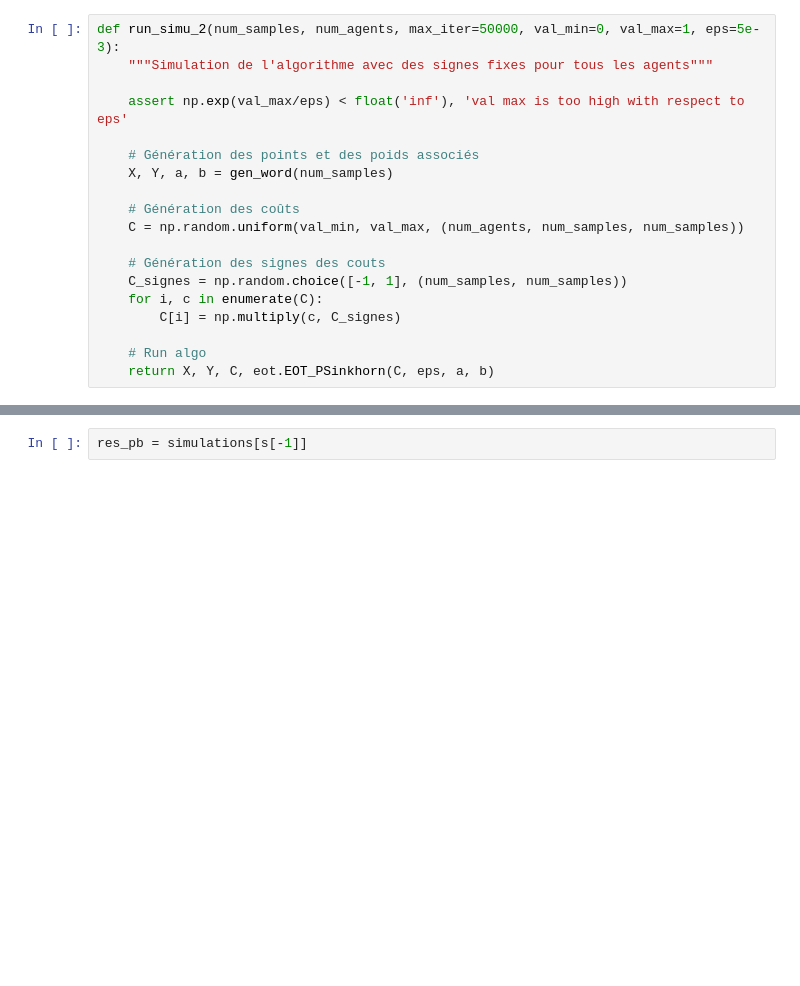
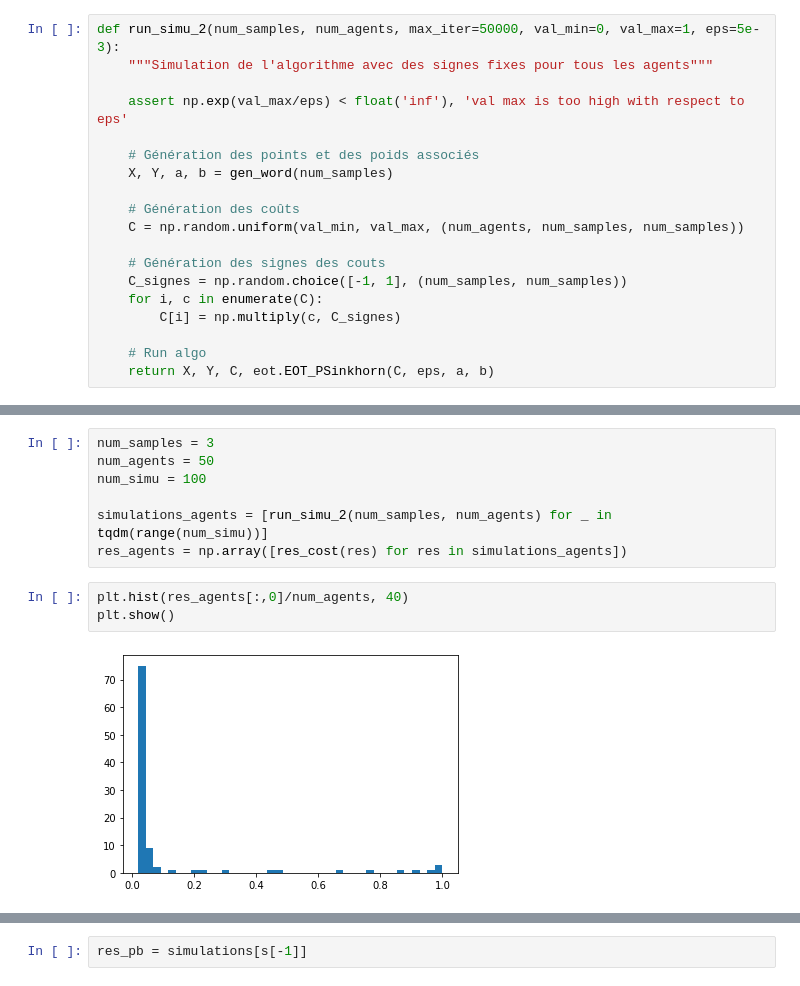
Before and after one commit to g-peltier/OT_DM, a Jupyter notebook: scripts/OT_nina_guillaume.ipynb, the cells around one changed output, grey strips where cells are left out. Drawn from its saved outputs; the diff is of its cells as text; blank space fills up the shorter version.

```diff
--- a/scripts/OT_nina_guillaume.ipynb
+++ b/scripts/OT_nina_guillaume.ipynb
@@ -115,0 +133,12 @@ plt.show()
+# %%
+num_samples = 3
+num_agents = 50
+num_simu = 100
+
+simulations_agents = [run_simu_2(num_samples, num_agents) for _ in tqdm(range(num_simu))]
+res_agents = np.array([res_cost(res) for res in simulations_agents])
+# %%
+plt.hist(res_agents[:,0]/num_agents, 40)
+plt.show()
+# %% [output]
+[figure, added]
```
Also changed, not shown: parts of 21 cells of this notebook, 7 other files.
